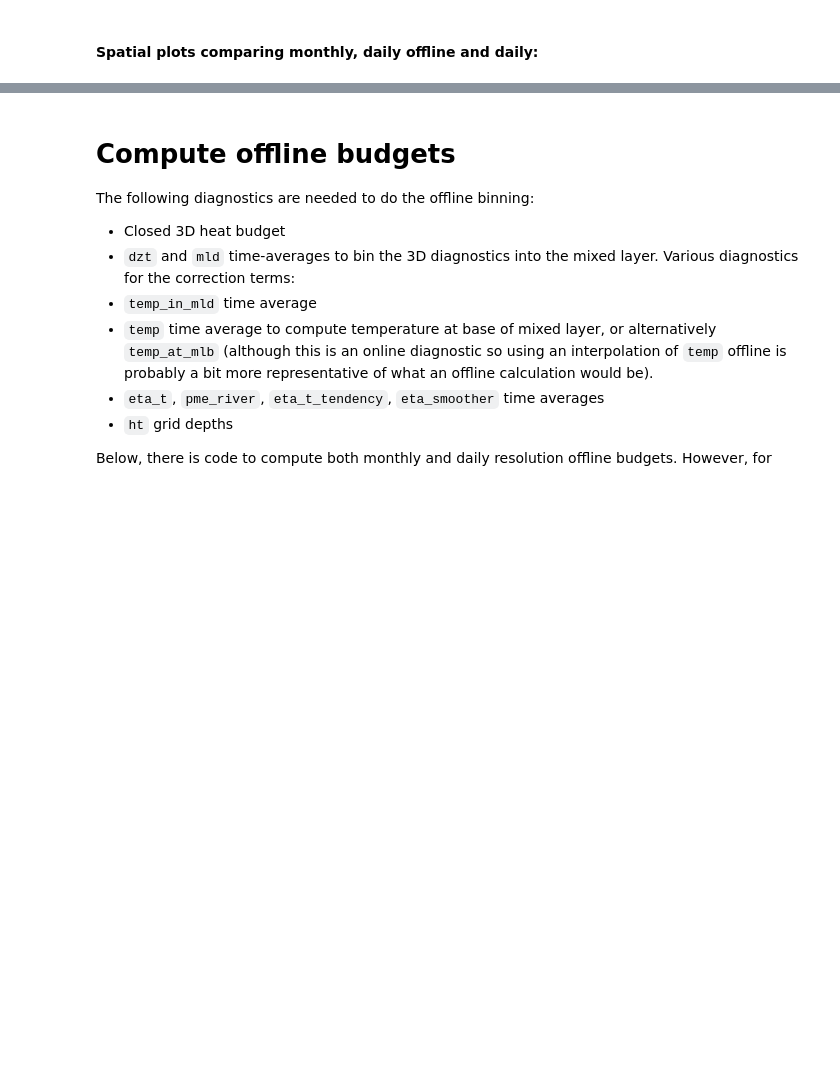
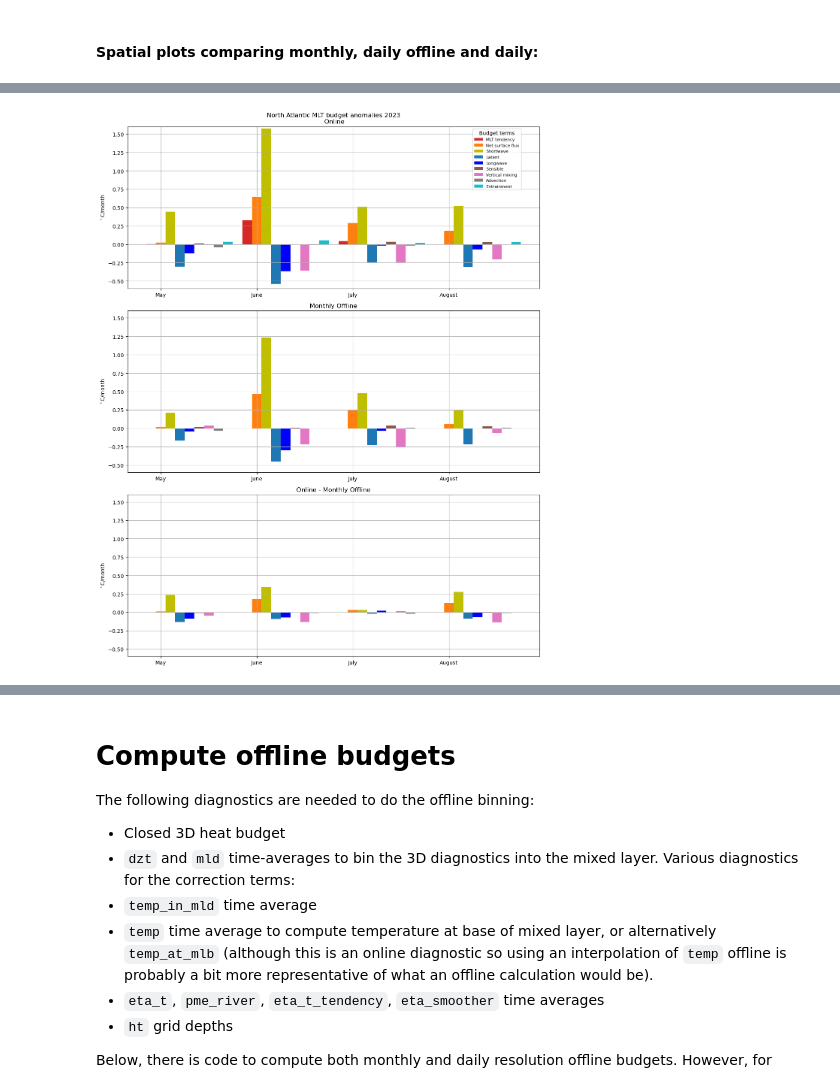
Before and after one commit to rmholmes/access-om2-sst-budget, a Jupyter notebook: Offline_Online_Budget_Comparison.ipynb, the cells around one changed output, grey strips where cells are left out. Saved outputs shown, nothing was run; the diff lists cells and outputs as text; code cells hidden in the pictures; blank space fills up the shorter version.

```diff
--- a/Offline_Online_Budget_Comparison.ipynb
+++ b/Offline_Online_Budget_Comparison.ipynb
@@ -357,0 +617,99 @@ for key in budgets.keys():
+# %%
+# Compute spatial averages:
+area = ds_grid.area_t.load()
+budgets = {}
+budgets_anom = {}
+
+def area_average(budget,reg):
+
+    total_area = area.sel(xt_ocean=slice(reg[0],reg[1]),yt_ocean=slice(reg[2],reg[3])).mean(['xt_ocean','yt_ocean'])
+    budget_av = (budget*area).sel(xt_ocean=slice(reg[0],reg[1]),yt_ocean=slice(reg[2],reg[3])).mean(['xt_ocean','yt_ocean'])/total_area
+    return(budget_av)
+
+for key in tqdm(regs.keys()):
+    sreg = regs[key]
+    budgets[key] = [area_average(mlt_budget_online,sreg).load(),
+                   area_average(mlt_budget_monthly_offline,sreg).load(),
+              ]
+    budgets_anom[key] = [area_average(mlt_budget_online-mlt_budget_online_clim,sreg).load(),
+                         area_average(mlt_budget_monthly_offline-mlt_budget_monthly_offline_clim,sreg).load()
+              ]
+# %%
+unit_conv = 86400 * 30.5
+
+fig, axes = plt.subplots(nrows=3,ncols=1,figsize=(12,15))
+
+times = ['2023-05','2023-06','2023-07','2023-08']
+time_labels = ['May','June','July','August']
+vars = [['mlt_tendency'],
+        ['surface_flux','sw_pen'],
+        ['shortwave','sw_pen'],
+        ['latent'],
+        ['longwave'],
+        ['sensible'],
+        ['vert_mixing'],
+        ['advection'],
+        ['entrainment'],]
+names = ['MLT tendency','Net surface flux','Shortwave','Latent','Longwave','Sensible','Vertical mixing','Advection','Entrainment']
+
+anomaly_budgets = [budgets_anom['NA'][0].copy(deep=True),
+                   budgets_anom['NA'][1].copy(deep=True),
+                   (budgets_anom['NA'][0].copy(deep=True) - budgets_anom['NA'][1].copy(deep=True))]#,
+#                   (budgets_anom['NA'][0].copy(deep=True) - budgets_anom['NA'][1].copy(deep=True))/budgets_anom['NA'][0].copy(deep=True)*100/unit_conv]
+
+for i, anomaly_budget_av in enumerate(anomaly_budgets):
+
+    # Create variable groups:
+    budget_av_gr = anomaly_budget_av['mlt_tendency'].rename(names[0]).to_dataset()
+    #if i == 1:
+    #    budget_av_gr[names[0]] = anomaly_budgets[0]['mlt_tendency']
+    for ii, varg in enumerate(vars[1:]):
+        try:
+            budget_av_gr[names[ii+1]] = anomaly_budget_av[varg[0]]
+            if len(varg)>1:
+                for k in range(len(varg)-1):
+                    budget_av_gr[names[ii+1]] += anomaly_budget_av[varg[k+1]]
+        except:
+            budget_av_gr[names[ii+1]] = xr.zeros_like(budget_av_gr[names[ii]])
+
+
+    df = budget_av_gr.rename({'time':'class'}).assign_coords({'class':time_labels}).to_dataframe().reset_index()
+
+    # Parameters
+    num_vars = len(times)
+    num_classes = len(names)
+    bar_width = 0.1
+    x = np.arange(num_vars)  # One x position per variable
+    colors=['C3','C1','y','C0','b','C5','C6','C7','C9']
+
+    # Create figure
+
+    # Plot each class as a separate bar group
+    for ii, cls in enumerate(names):
+        # Get values for this class across all variables
+        values = list(df[cls]*unit_conv)
+
+        # Offset x positions for each class
+        axes[i].bar(x + ii * bar_width, values, width=bar_width, label=cls, color=colors[ii])
+
+    # Formatting
+    axes[i].set_xticks(x + bar_width)
+    axes[i].set_ylabel("$^\circ$C/month")
+    axes[i].set_xticklabels(time_labels)
+    #axes[i].set_yticks(np.arange(-0.8,3.2,0.4))
+    axes[i].set_ylim([-0.6,1.6])
+    axes[i].set_xlim([-0.245, 4.045])
+    axes[i].grid()
+axes[0].set_title('North Atlantic MLT budget anomalies 2023\n Online')
+axes[1].set_title('Monthly Offline')
+axes[2].set_title('Online - Monthly Offline')
+#axes[3].set_title('(Online - Monthly Offline)/Online * 100')
+#axes[3].set_ylim([-400,400])
+#axes[3].set_ylabel("Percentage Difference")
+
+    #axes[i].set_title('MLT budget anomalies')
+axes[0].legend(title="Budget terms",fontsize=8,loc='upper right',bbox_to_anchor=[0.86,0.9,0.1,0.1])
+plt.tight_layout()
+plt.savefig('MLT_budget_NorthAtlantic_Offline_Online_Comparison.png',dpi=200,bbox_inches='tight')
+# %% [output]
+[figure, added]
```
Also changed, not shown: parts of 16 cells of this notebook, 4 other files.
